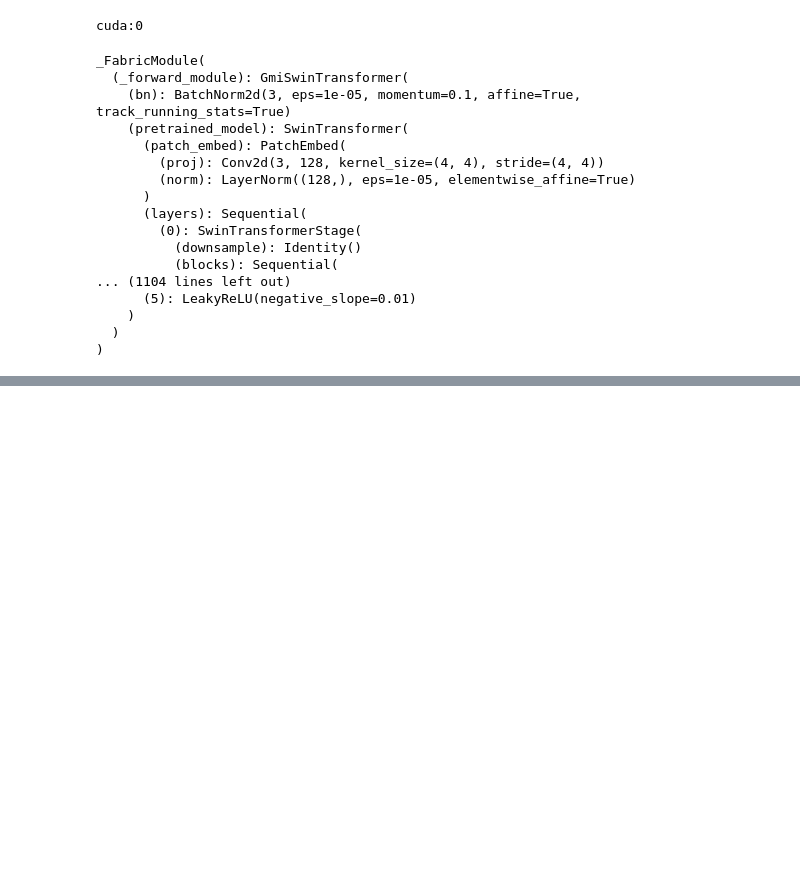
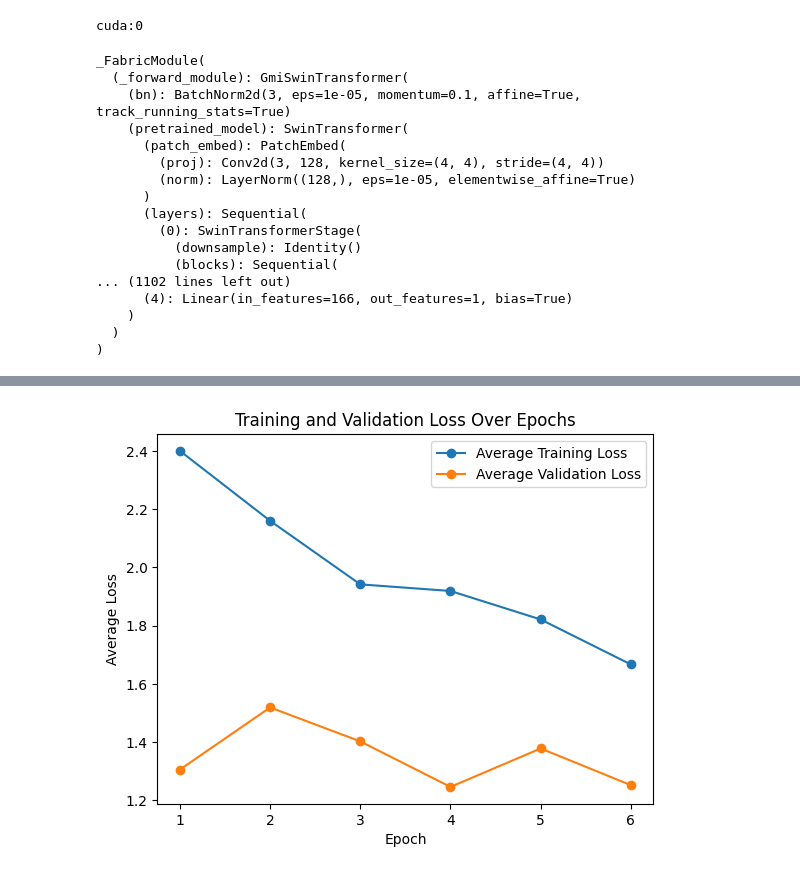
Before and after one commit to ZiyaanMir/Forecasting-GMI-Sun-Data, a Jupyter notebook: Model 1/model1_fabric copy.ipynb, the cells around one changed output, grey strips where cells are left out. Saved outputs shown, nothing was run; the diff lists cells and outputs as text; code cells hidden in the pictures; blank space fills up the shorter version.

Commit message:
Fixes made to the model

```diff
--- a/Model 1/model1_fabric copy.ipynb
+++ b/Model 1/model1_fabric copy.ipynb
@@ -36,13 +32,14 @@ cuda:0
 # Hyper-parameters
 input_size = 224*224
 hidden_size = 166
-num_epochs = 20
+# hidden_size = 1024
+num_epochs = 6
 batch_size = 2
 learning_rate = 0.001
 dropout = 0.5
 # dropout = 0.6990787087509548
 # %%
-dataset = SunImageDataset(csv_file="D:\\dataset.csv", offset=0, transform=transforms.ToTensor())
+dataset = SunImageDataset(csv_file="D:\\New folder (2)\\dataset.csv", offset=0, transform=transforms.ToTensor())
 train_size = int(0.8 * len(dataset))
 test_size = len(dataset) - train_size
 
@@ -103,7 +100,8 @@ class GmiSwinTransformer(nn.Module):
             nn.Dropout(p=dropout),  # Added dropout probability
             nn.LeakyReLU(),
             nn.Linear(hidden_size, 1),
-            nn.LeakyReLU()
+            # nn.LeakyReLU()
+
         )
 
     def forward(self, images) -> torch.Tensor:
@@ -134,7 +132,7 @@ model = GmiSwinTransformer(hidden_size=hidden_size)
 
 # Loss and optimizer
 criterion = nn.MSELoss()
-optimizer = torch.optim.Adam(model.parameters(), lr=learning_rate)
+optimizer = torch.optim.SGD(model.parameters(), lr=learning_rate)
 
 model, optimizer = fabric.setup(model, optimizer)
 model.train()
@@ -151,8 +149,8 @@ _FabricModule(
         (0): SwinTransformerStage(
           (downsample): Identity()
           (blocks): Sequential(
-... (1104 lines left out)
-      (5): LeakyReLU(negative_slope=0.01)
+... (1102 lines left out)
+      (4): Linear(in_features=166, out_features=1, bias=True)
     )
   )
 )
@@ -172,8 +170,8 @@ for epoch in range(num_epochs):
     model.train()
     for i, (images, labels) in tqdm(enumerate(trainloader), desc="Training Progress", total=len(trainloader)):
         # Move images and labels to device
-        images = torch.stack(images).float()
-        images = images.permute(1, 0, 2, 3, 4)  # Change shape to [5, 10, 1, 224, 224]
+        images = images.float()
+        # images = images.permute(1, 0, 2, 3, 4)  # Change shape to [5, 10, 1, 224, 224]
         labels = labels.float()
 
         # Forward pass with autograd
@@ -195,8 +193,8 @@ for epoch in range(num_epochs):
     model.eval()
     with torch.no_grad():
         for images, labels in tqdm(valloader, desc="Validation Progress"):
-            images = torch.stack(images).float()
-            images = images.permute(1, 0, 2, 3, 4)
+            images = images.float()
+            # images = images.permute(1, 0, 2, 3, 4)
             labels = labels.float()
             outputs = model(images).squeeze(1)
             loss = criterion(outputs, labels)
@@ -407 +422,2 @@ Epoch: 11, Index: 306, Loss: 5.8419
+[figure, added]
 # %%
```
Also changed, not shown: parts of 4 cells of this notebook, 3 other files.
